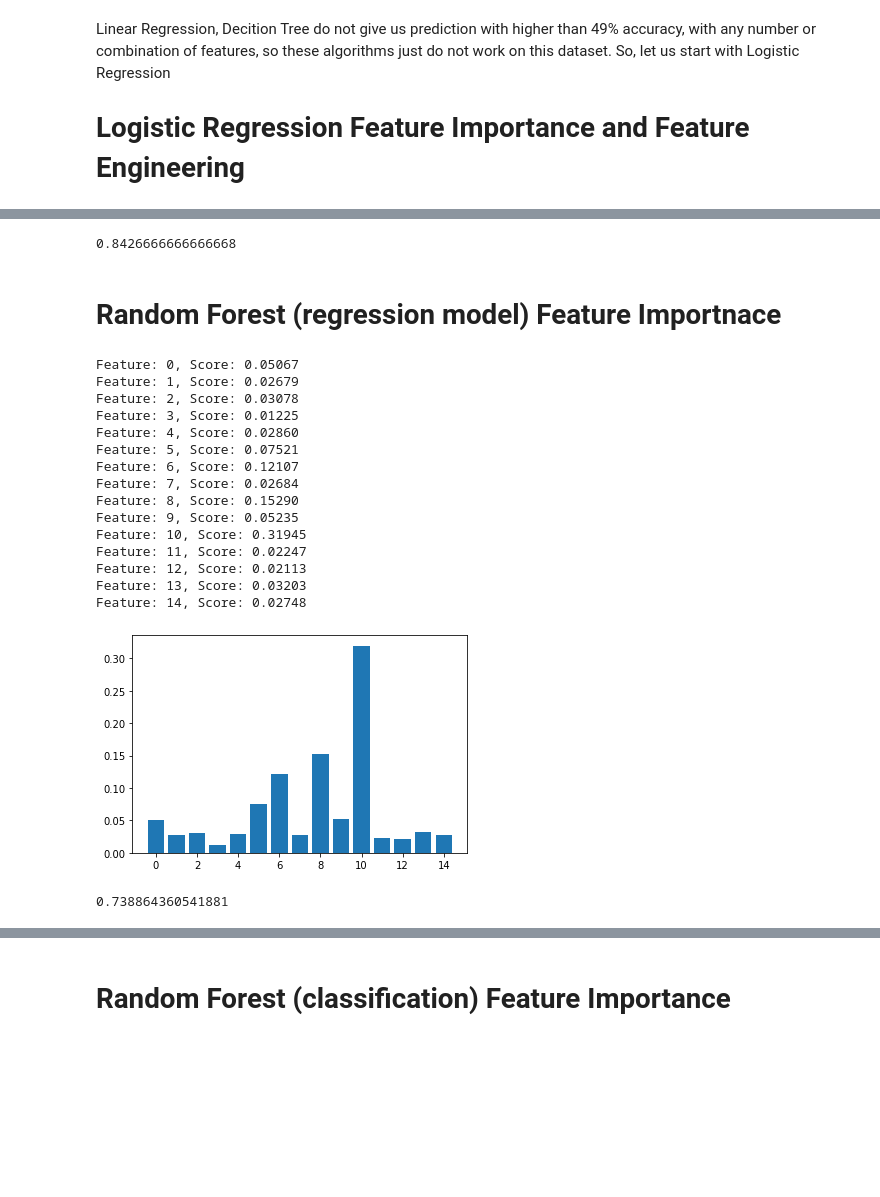
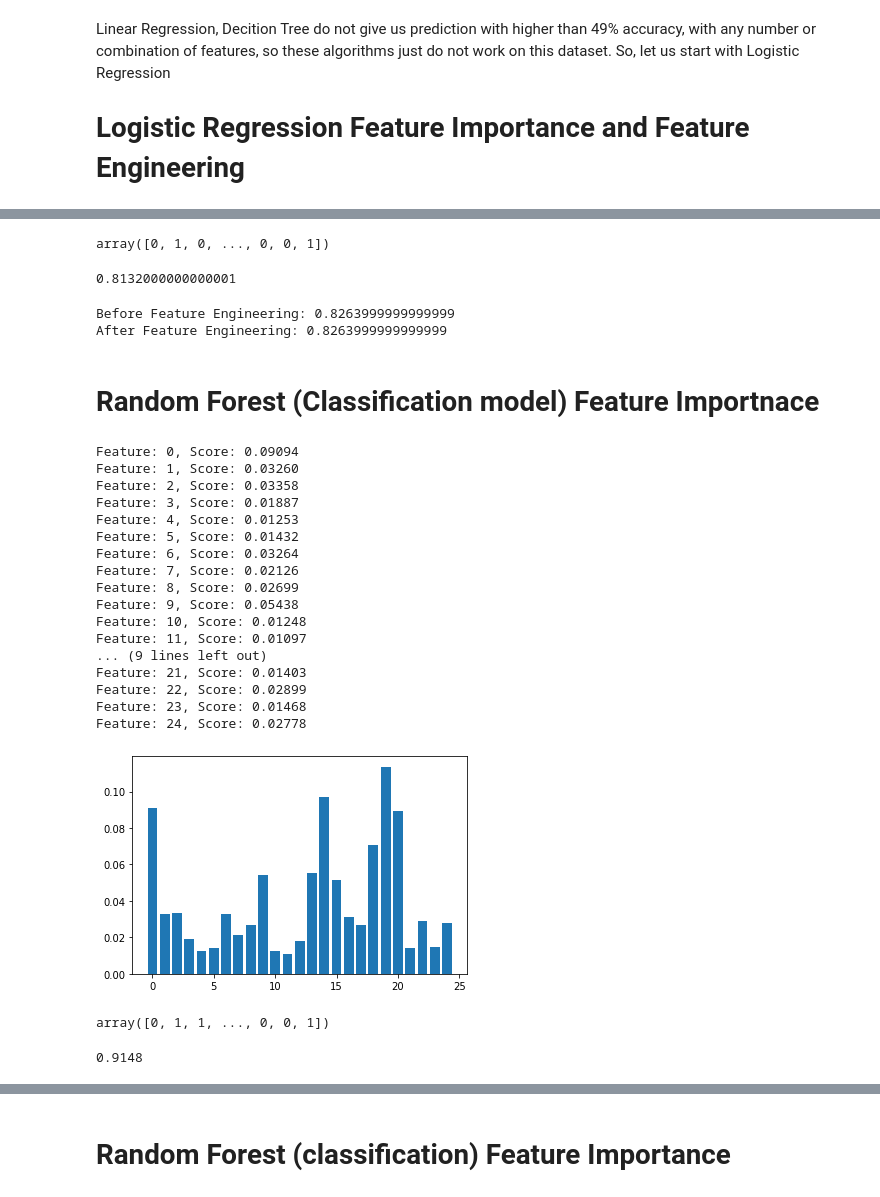
Before and after one commit to OlgaPriyutova/Feature-Importance-and-Feature-Engineering-, a Jupyter notebook: Feature_Importance_and_Feature_Engineering.ipynb, the cells around one changed output, grey strips where cells are left out. Cells and saved outputs as stored; diff of their text form; code cells hidden in the pictures; blank space fills up the shorter version.

```diff
--- a/Feature_Importance_and_Feature_Engineering.ipynb
+++ b/Feature_Importance_and_Feature_Engineering.ipynb
@@ -14,7 +19,7 @@ import numpy as np
 # test classification dataset
 from sklearn.datasets import make_classification
 # define dataset
-X, y = make_classification(n_samples=1500, n_features=15, n_informative=7, n_redundant=8, random_state=42)
+X, y = make_classification(n_samples=2500, n_features=25, n_informative=5, n_redundant=20, random_state=42)
 # summarize the dataset
 print(X.shape, y.shape)
 X
@@ -88,9 +100,9 @@ cross_val_score(model_lg, X,y).mean()
 # %%
 # Check how many feachures we need for the highest accuracy:
 
-X, y = make_classification(n_samples=1500, n_features=15, n_informative=7, n_redundant=8, random_state=42)
+
 X=pd.DataFrame(X)
-features = list(range(2,16))
+features = list(range(2,26))
 mean_accuracy = []
 
 for i in features:
@@ -163,4 +176,4 @@ print(Feature_support)
 # %%
-X_f = X[[4,5,6,10,14]]
+X_f = X[[12,3,7,10,17]]
 X_f.head(3)
 # %% [output]
@@ -180,53 +193,72 @@ Pipeline(steps=[('scaler', StandardScaler()),
+# %%
+pipe_f.predict(X_f)
+# %% [output]
+array([0, 1, 0, ..., 0, 0, 1])
 # %%
 score = cross_val_score(pipe_f, X_f, y).mean()
 print(score)
 # %% [output]
-0.8426666666666668
+0.8132000000000001
+# %%
+pca = PCA(0.999)
+pca.fit(X)
+
+X_components = pca.transform(X)
+
+model_lg.fit(X_components,y)
+print('Before Feature Engineering:', cross_val_score(model_lg, X,y).mean())
+print('After Feature Engineering:', cross_val_score(pipe_f, X_components,y).mean())
+# %% [output]
+Before Feature Engineering: 0.8263999999999999
+After Feature Engineering: 0.8263999999999999
 # %%
 # We increase accuracy from 0.842 to 0.8426
 # %% [markdown]
-# Random Forest (regression model) Feature Importnace
+# Random Forest (Classification model) Feature Importnace
 # %%
+from sklearn.ensemble import RandomForestClassifier
+# random forest for feature importance on a regression problem
 
-# random forest for feature importance on a regression problem
-from sklearn.datasets import make_regression
-from sklearn.ensemble import RandomForestRegressor
-from matplotlib import pyplot
-# define dataset
-X, y = make_classification(n_samples=1500, n_features=15, n_informative=7, n_redundant=8, random_state=42)
+
 # define the model
-model_rf = RandomForestRegressor()
+model_rf = RandomForestClassifier()
 # fit the model
 model_rf.fit(X, y)
 # get importance
 importance = model_rf.feature_importances_
 # summarize feature importance
 for i,v in enumerate(importance):
 	print('Feature: %0d, Score: %.5f' % (i,v))
 # plot feature importance
 pyplot.bar([x for x in range(len(importance))], importance)
 pyplot.show()
 # %% [output]
-Feature: 0, Score: 0.05067
-Feature: 1, Score: 0.02679
-Feature: 2, Score: 0.03078
-Feature: 3, Score: 0.01225
-Feature: 4, Score: 0.02860
-Feature: 5, Score: 0.07521
-Feature: 6, Score: 0.12107
-Feature: 7, Score: 0.02684
-Feature: 8, Score: 0.15290
-Feature: 9, Score: 0.05235
-Feature: 10, Score: 0.31945
-Feature: 11, Score: 0.02247
-Feature: 12, Score: 0.02113
-Feature: 13, Score: 0.03203
-Feature: 14, Score: 0.02748
+Feature: 0, Score: 0.09094
+Feature: 1, Score: 0.03260
+Feature: 2, Score: 0.03358
+Feature: 3, Score: 0.01887
+Feature: 4, Score: 0.01253
+Feature: 5, Score: 0.01432
+Feature: 6, Score: 0.03264
+Feature: 7, Score: 0.02126
+Feature: 8, Score: 0.02699
+Feature: 9, Score: 0.05438
+Feature: 10, Score: 0.01248
+Feature: 11, Score: 0.01097
+... (9 lines left out)
+Feature: 21, Score: 0.01403
+Feature: 22, Score: 0.02899
+Feature: 23, Score: 0.01468
+Feature: 24, Score: 0.02778
-[figure, old version]
+[figure, new version]
+# %%
+model_rf.predict(X)
+# %% [output]
+array([0, 1, 1, ..., 0, 0, 1])
 # %%
 cross_val_score(model_rf, X,y).mean()
 # %% [output]
-0.738864360541881
+0.9148
 # %%
 pca = PCA(0.999)
 pca.fit(X)
```
Also changed, not shown: parts of 37 cells of this notebook.
